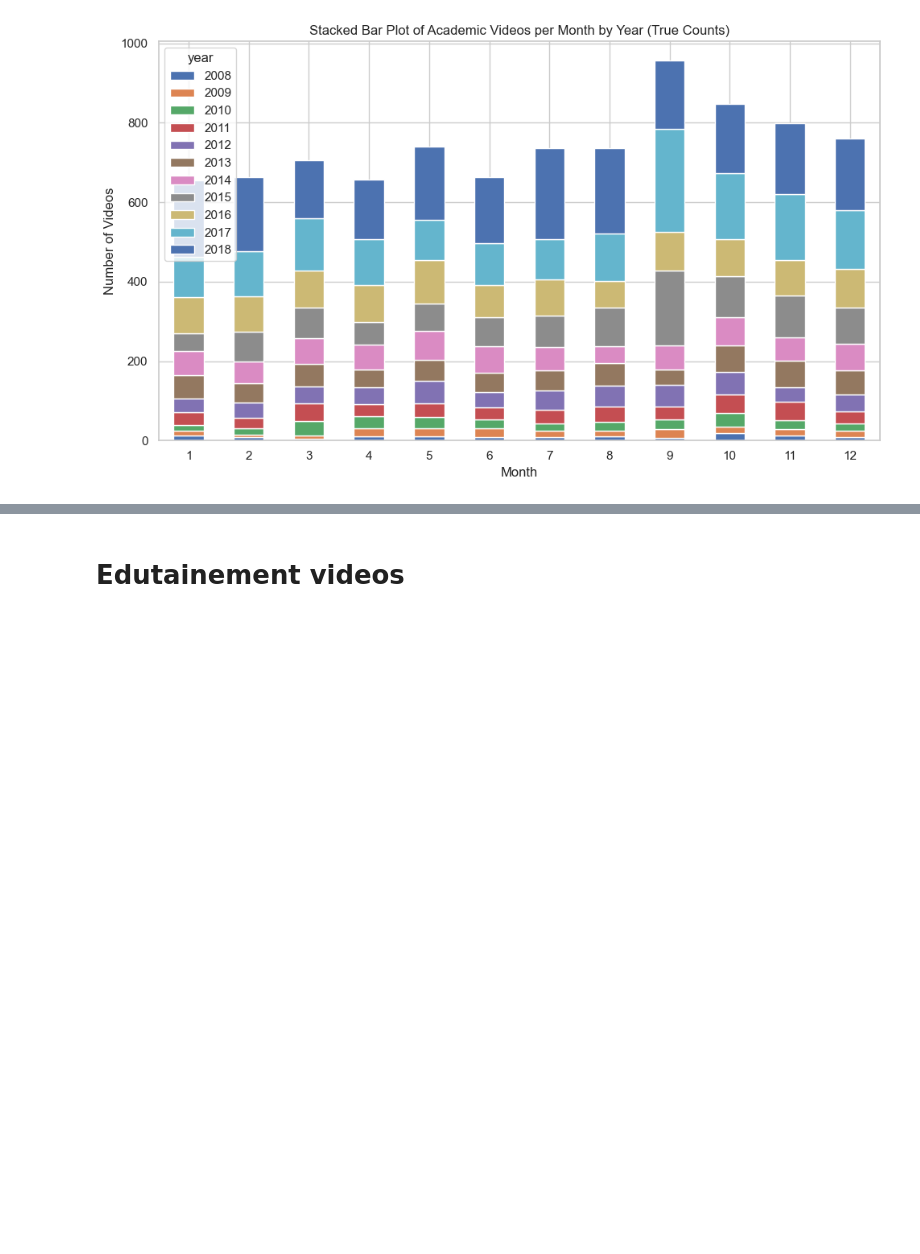
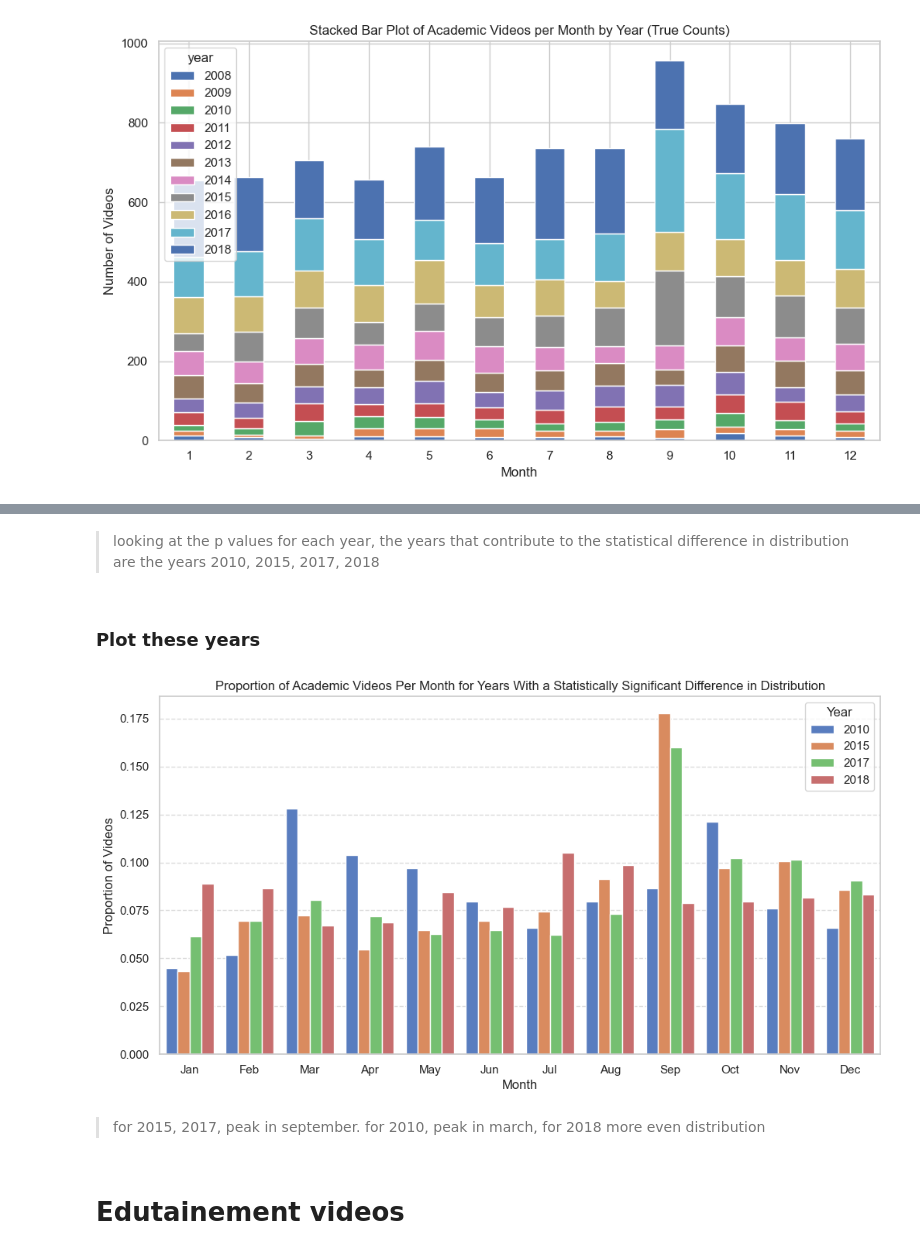
Before and after one commit to epfl-ada/ada-2024-project-sickada, a Jupyter notebook: label_analysis.ipynb, the cells around one changed output, grey strips where cells are left out. Cells and saved outputs as stored; diff of their text form; code cells hidden in the pictures; blank space fills up the shorter version.

```diff
--- a/label_analysis.ipynb
+++ b/label_analysis.ipynb
@@ -315,2 +387,48 @@ Name: count, Length: 2060, dtype: int64
+# %% [markdown]
+> looking at the p values for each year, the years that contribute to the statistical difference in distribution are the years 2010, 2015, 2017, 2018
+# %% [markdown]
+### Plot these years
+# %%
+import pandas as pd
+import seaborn as sns
+import matplotlib.pyplot as plt
+
+# Load the data
+classified = pd.read_csv(r'data\raw\Education_videos_classified_BART_50000_3_labels.csv')
+classified['classified_labels'] = classified['classified_labels'].apply(ast.literal_eval)
+classified['label'] = classified['classified_labels'].apply(lambda x: x[0])
+classified['upload_date'] = pd.to_datetime(classified['upload_date'])
+classified['year'] = classified['upload_date'].dt.year
+classified['month'] = classified['upload_date'].dt.month
+
+# Remove 2005, 2006, 2007 and filter for specific years
+years = [2010, 2015, 2017, 2018]
+classified = classified[classified['year'].isin(years)]
+
+# Filter for academic videos
+academic = classified[classified['label'] == 'academic']
+
+# Group by year and month to compute the counts
+monthly_counts = academic.groupby(['year', 'month']).size().reset_index(name='count')
+
+# Compute proportions within each year
+monthly_counts['proportion'] = monthly_counts.groupby('year')['count'].transform(lambda x: x / x.sum())
+
+# Plot the proportions using Seaborn
+plt.figure(figsize=(12, 6))
+sns.barplot(data=monthly_counts, x='month', y='proportion', hue='year', palette='muted')
+
+# Customize the plot
+plt.title('Proportion of Academic Videos Per Month for Years With a Statistically Significant Difference in Distribution')
+plt.xlabel('Month')
+plt.ylabel('Proportion of Videos')
+plt.legend(title='Year')
+plt.xticks(range(0, 12), ['Jan', 'Feb', 'Mar', 'Apr', 'May', 'Jun', 'Jul', 'Aug', 'Sep', 'Oct', 'Nov', 'Dec'])
+plt.grid(axis='y', linestyle='--', alpha=0.7)
+plt.show()
+# %% [output]
+[figure, added]
+# %% [markdown]
+> for 2015, 2017, peak in september. for 2010, peak in march, for 2018 more even distribution
 # %% [markdown]
 # Edutainement videos
```
Also changed, not shown: parts of 40 cells of this notebook, 2 other files.
